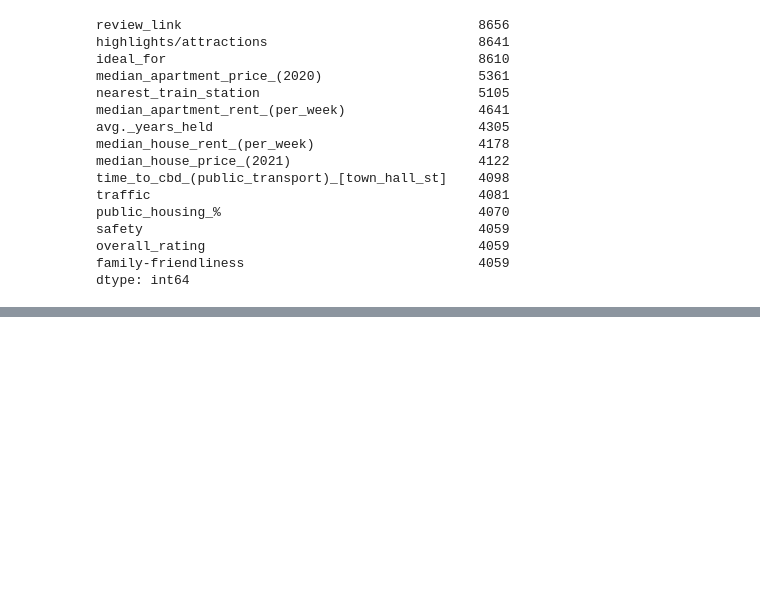
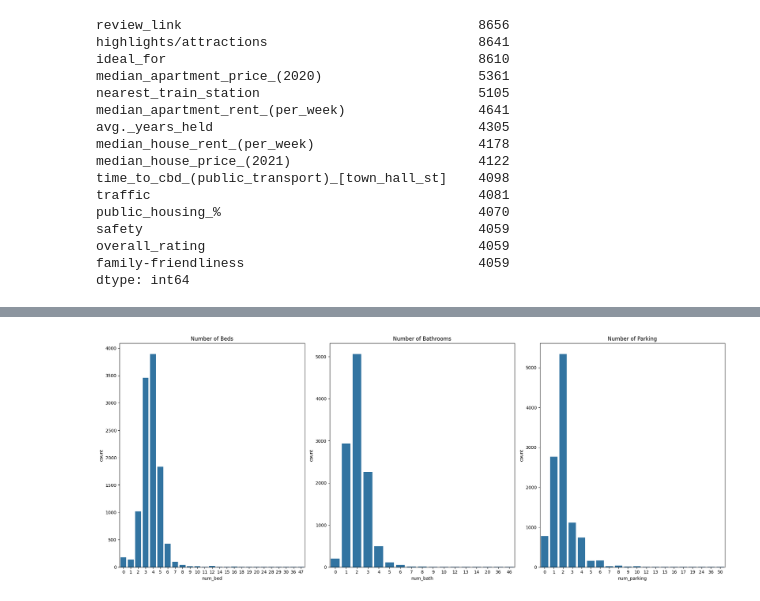
Before and after one commit to atharvakatkar/House_Pricing_Predictions, a Jupyter notebook: house_price_pred.ipynb, the cells around one changed output, grey strips where cells are left out. Saved outputs shown, nothing was run; the diff lists cells and outputs as text; code cells hidden in the pictures; blank space fills up the shorter version.

```diff
--- a/house_price_pred.ipynb
+++ b/house_price_pred.ipynb
@@ -161,14 +173,3 @@ safety                                           4059
 overall_rating                                   4059
 family-friendliness                              4059
 dtype: int64
-# %%
-# Strip $ and , and convert to float
-for col in median_cols:
-    if col in Sydney_merged.columns:
-        Sydney_merged[col] = (
-            Sydney_merged[col]
-            .astype(str)
-            .str.replace("$", "", regex=False)
-            .str.replace(",", "", regex=False)
-        )
-        Sydney_merged[col] = pd.to_numeric(Sydney_merged[col], errors="coerce")
@@ -246,0 +347,15 @@ For example, when doing 'df[col].method(value, inplace=True)', try using 'df.met
+# %%
+fig, axes = plt.subplots(1, 3, figsize=(20,8))
+sns.countplot(x="num_bed", data=Sydney_merged, ax=axes[0])
+axes[0].set_title("Number of Beds")
+
+sns.countplot(x="num_bath", data=Sydney_merged, ax=axes[1])
+axes[1].set_title("Number of Bathrooms")
+
+sns.countplot(x="num_parking", data=Sydney_merged, ax=axes[2])
+axes[2].set_title("Number of Parking")
+
+plt.tight_layout()
+plt.show()
+# %% [output]
+[figure, added]
```
Also changed, not shown: parts of 18 cells of this notebook, 1 other file.
